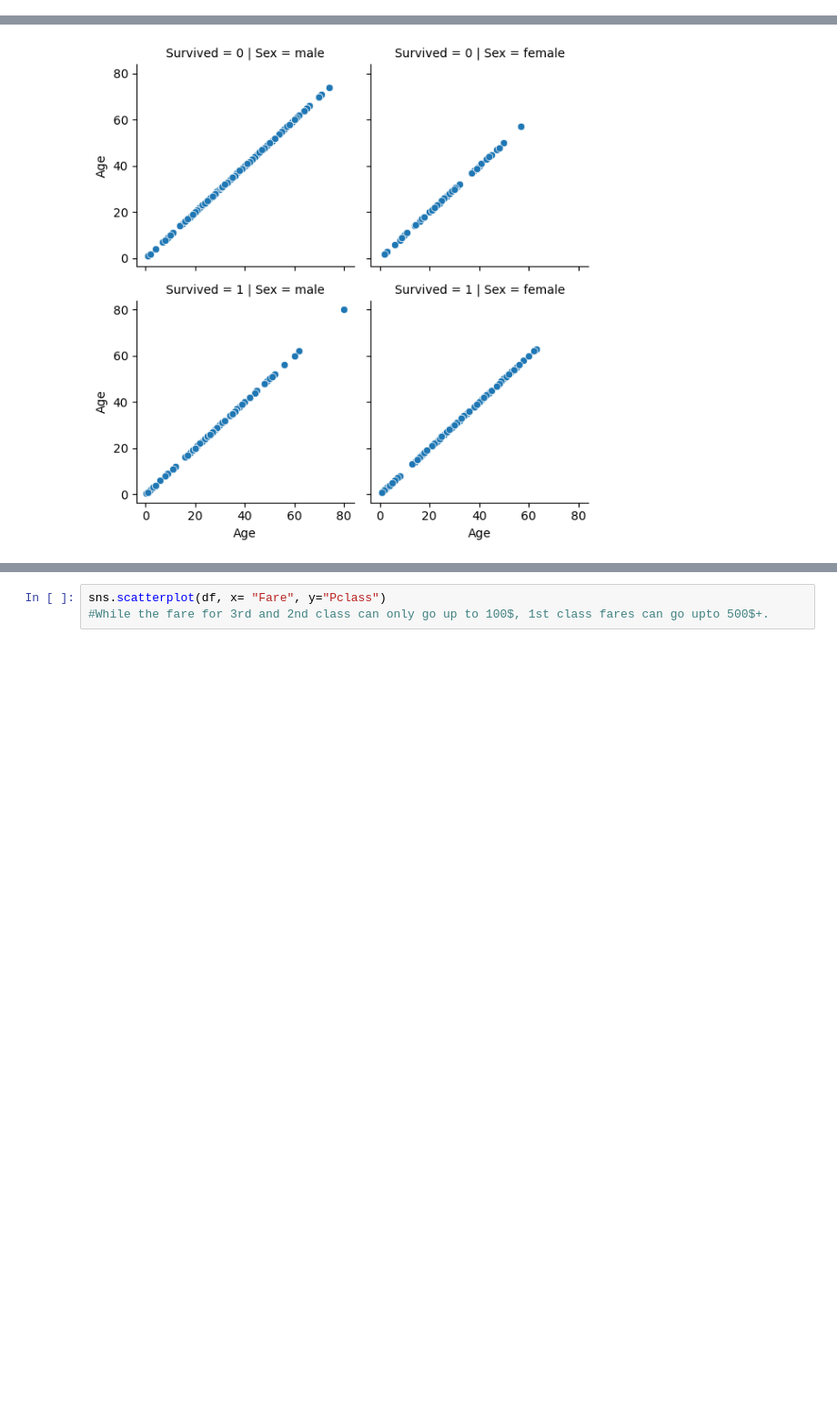
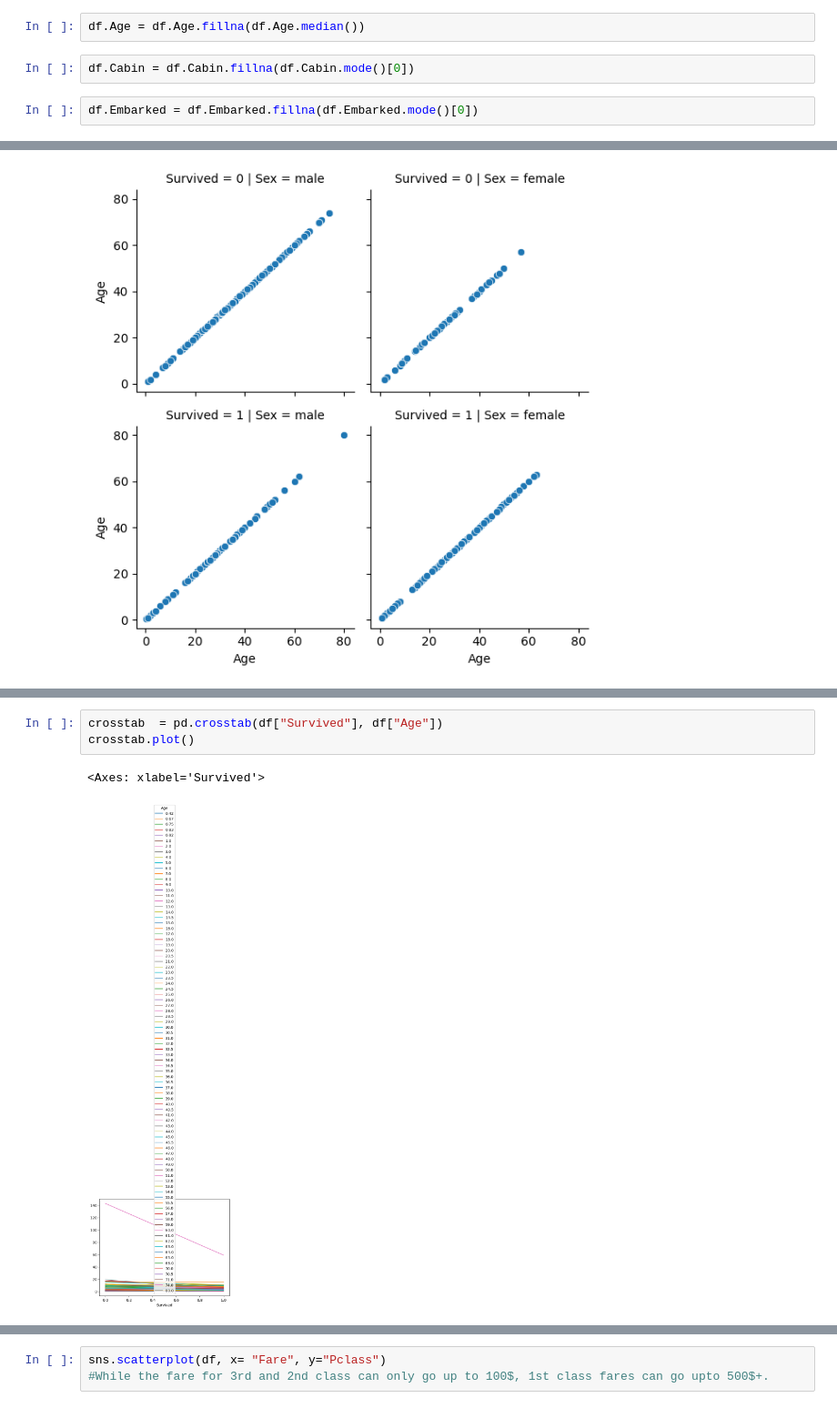
Before and after one commit to igyccmt/TitanicRepository, a Jupyter notebook: Titanic.ipynb, the cells around one changed output, grey strips where cells are left out. Shown: that part at 91% size. Drawn from its saved outputs; the diff is of its cells as text; blank space fills up the shorter version.

```diff
--- a/Titanic.ipynb
+++ b/Titanic.ipynb
@@ -49,0 +66,6 @@ Name: Survived, dtype: float64
+# %%
+df.Age = df.Age.fillna(df.Age.median())
+# %%
+df.Cabin = df.Cabin.fillna(df.Cabin.mode()[0])
+# %%
+df.Embarked = df.Embarked.fillna(df.Embarked.mode()[0])
@@ -67,0 +105,6 @@ sns.scatterplot(df, x = "Age", y= "Fare")
+# %%
+crosstab  = pd.crosstab(df["Survived"], df["Age"])
+crosstab.plot()
+# %% [output]
+<Axes: xlabel='Survived'>
+[figure, added]
```
Also changed, not shown: parts of 22 cells of this notebook.
